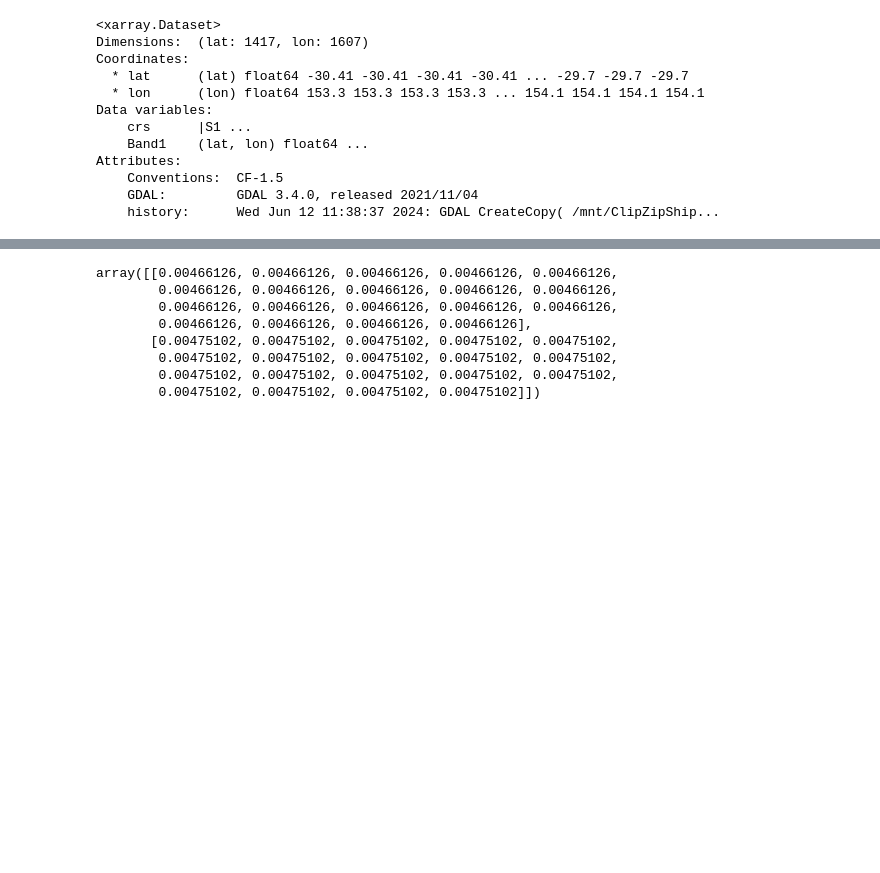
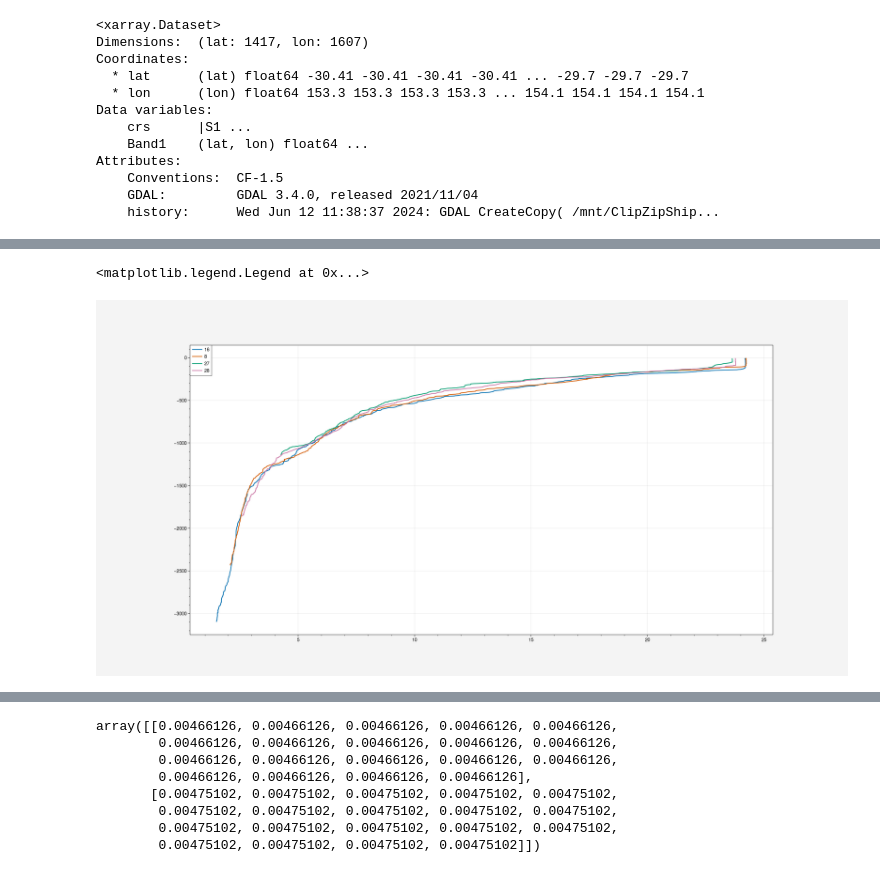
Before and after one commit to Isabela-conde/IN2024_V04-Data-Analysis, a Jupyter notebook: Plot_SADCP_Solitary_Transects.ipynb, the cells around one changed output, grey strips where cells are left out. Drawn from its saved outputs; the diff is of its cells as text; code cells hidden in the pictures; blank space fills up the shorter version.

```diff
--- a/Plot_SADCP_Solitary_Transects.ipynb
+++ b/Plot_SADCP_Solitary_Transects.ipynb
@@ -151,3 +252,17 @@ for i_point in range(0,lon_grid.size):
+# %%
+
+fig=plt.figure(1,figsize=(20,10))
+ax = fig.add_subplot(1,1,1)
+cast_counter = 0
+for i_cast in ctd_transect_data:
+
+
+    ax.plot(i_cast['temperature'].squeeze()+0.1,-i_cast['pressure'],label=ctd_index_to_plot[cast_counter])
+    cast_counter = cast_counter+1
+ax.legend(loc='upper left')
+# %% [output]
+<matplotlib.legend.Legend at 0x...>
+[figure, added]
 # %%
 cs = plt.scatter(adcp_dataset_for_transect['lon'],adcp_dataset_for_transect['lat'],c=distance_to_adcp)
 plt.plot(lon_grid,lat_grid)
```
Also changed, not shown: parts of 9 cells of this notebook.
